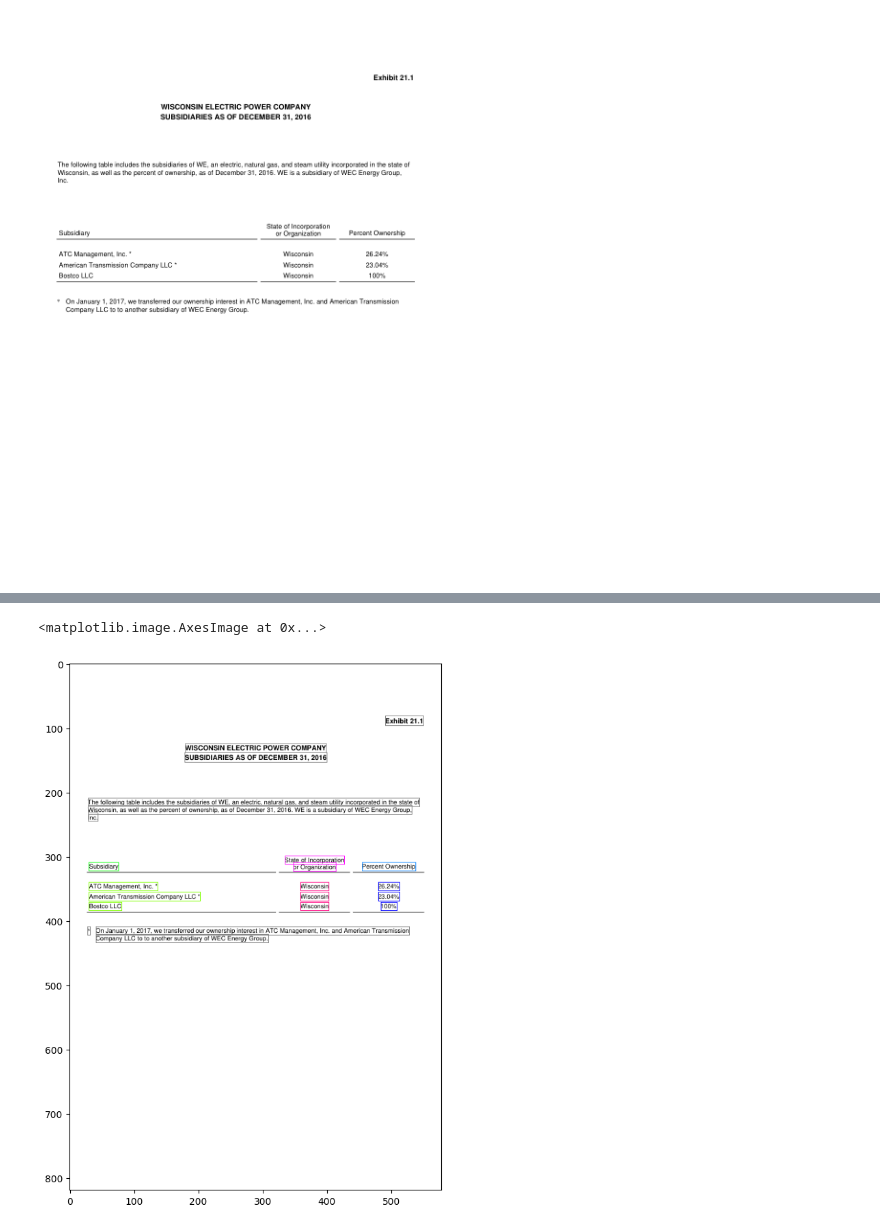
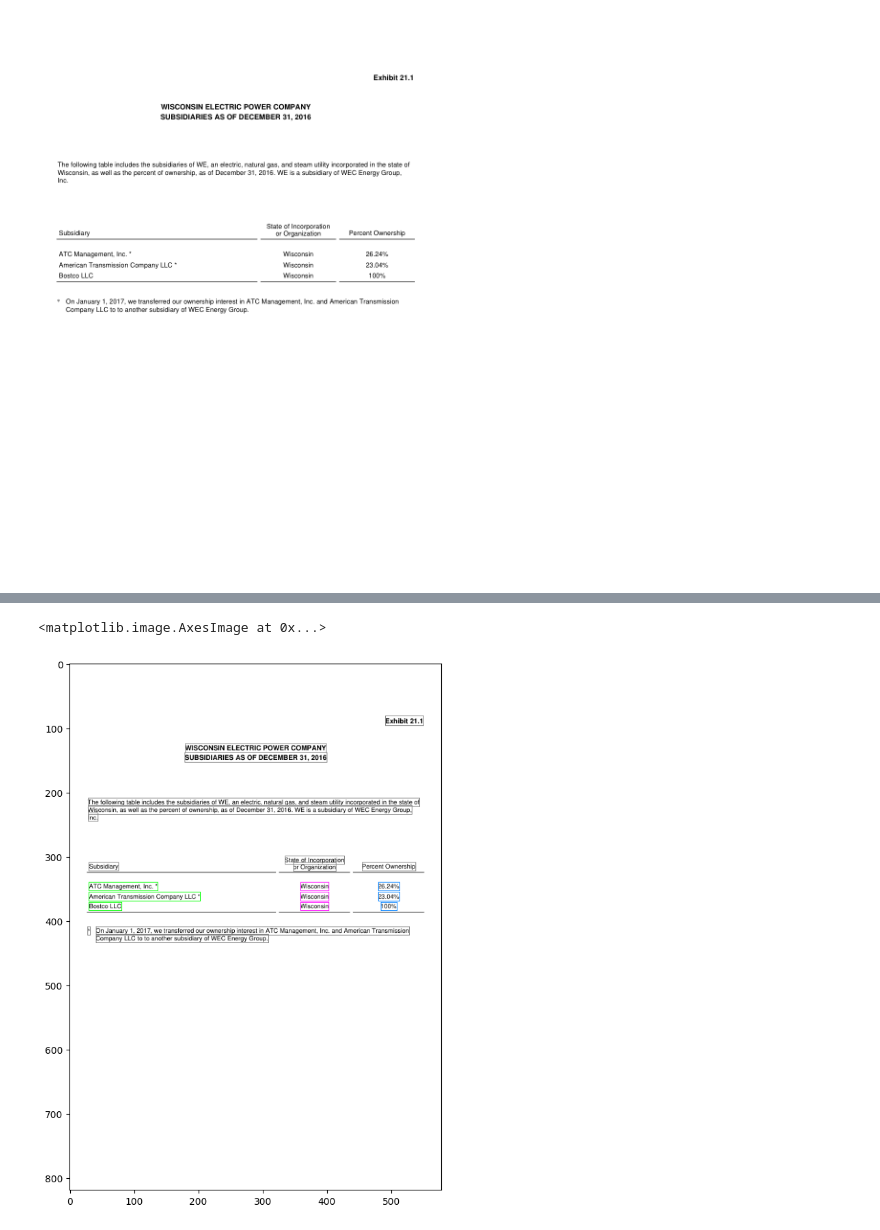
Before and after one commit to catalyst-cooperative/mozilla-sec-eia, a Jupyter notebook: notebooks/05-kl-training-data-creation.ipynb, the cells around one changed output, grey strips where cells are left out. Drawn from its saved outputs; the diff is of its cells as text; code cells hidden in the pictures.

```diff
--- a/notebooks/05-kl-training-data-creation.ipynb
+++ b/notebooks/05-kl-training-data-creation.ipynb
@@ -417,14 +509,21 @@ id_to_label
 # %%
-label_to_indices = {
+label_to_indices_full = {
     1: [6],
-    2: [10, 13, 16],
-    3: [7, 8],
-    4: [11, 14, 17],
-    5: [9],
-    6: [12, 15, 18]
+    3: [10, 13, 16],
+    5: [7],
+    6: [8],
+    7: [11, 14, 17],
+    9: [9],
+    11: [12, 15, 18]
 }
+
+label_to_indices_small = {
+    1: [10, 13, 16],
+    3: [11, 14, 17],
+    5: [12, 15, 18]
+}
 # %%
-for label, indices in label_to_indices.items():
+for label, indices in label_to_indices_small.items():
     txt.loc[indices, label_col] = label
 # %%
 id_to_color = {
@@ -439,13 +538,13 @@ id_to_color = {
 # %%
 # fix to overlay boxes on pdf and color code it by label
 coord_cols = ['top_left_x_pdf', 'top_left_y_pdf', 'bottom_right_x_pdf', 'bottom_right_y_pdf']
 dpi = 70
 display_img = np.array(_render_page(pg, dpi=dpi))
-for tag in id_to_label.keys():
+for tag in id_to_label_small.keys():
     subset = txt[txt[label_col] == tag]
     bboxes = pdf_coords_to_pixel_coords(subset[coord_cols].values, dpi=dpi)
     display_img = overlay_bboxes(display_img, bboxes, color=id_to_color[tag])
 display_img_array(display_img, figsize=(10, 10))
 # %% [output]
 <matplotlib.image.AxesImage at 0x...>
-[figure, old version]
+[figure, new version]
```
Also changed, not shown: parts of 39 cells of this notebook, 1 other file.
